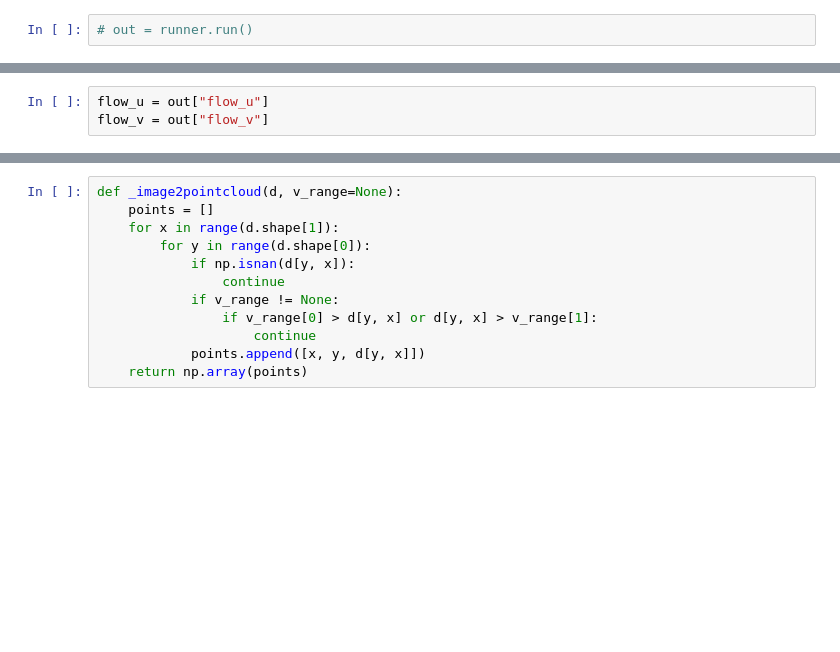
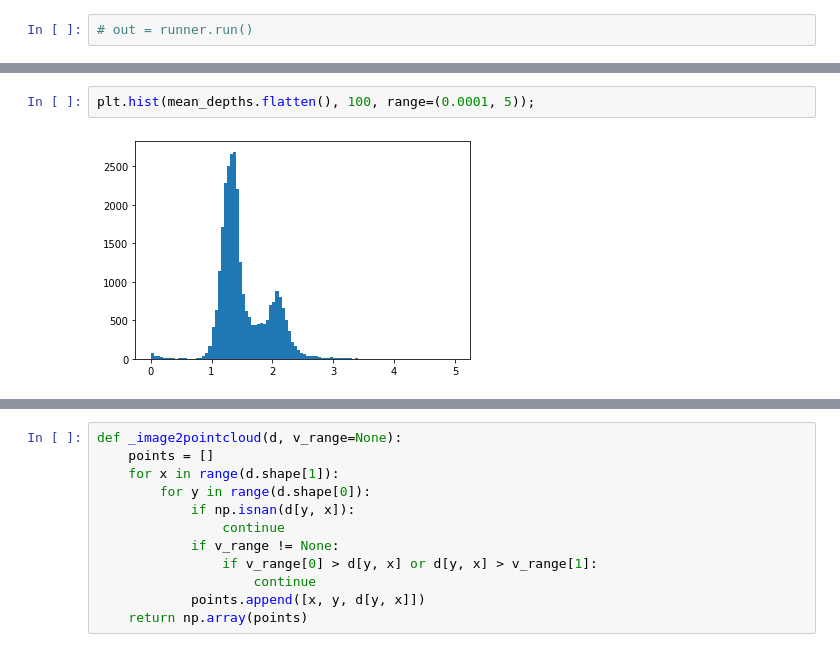
Before and after one commit to stefanochi/depth, a Jupyter notebook: gtd2d_from_file.ipynb, the cells around one changed output, grey strips where cells are left out. Drawn from its saved outputs; the diff is of its cells as text; blank space fills up the shorter version.

```diff
--- a/gtd2d_from_file.ipynb
+++ b/gtd2d_from_file.ipynb
@@ -43,3 +52,4 @@ plt.hist(raw_depths.flatten(), 100, range=(0.1, 2.5));
-# %%
-flow_u = out["flow_u"]
-flow_v = out["flow_v"]
+# %%
+plt.hist(mean_depths.flatten(), 100, range=(0.0001, 5));
+# %% [output]
+[figure, added]
```
Also changed, not shown: parts of 81 cells of this notebook, 26 other files.
